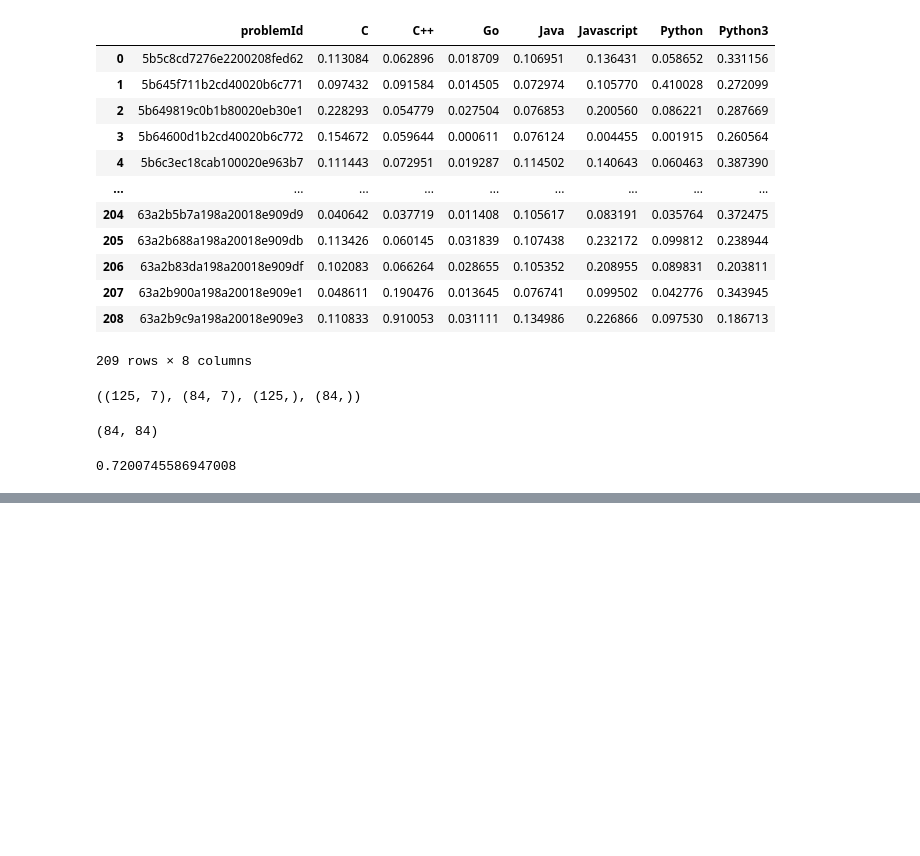
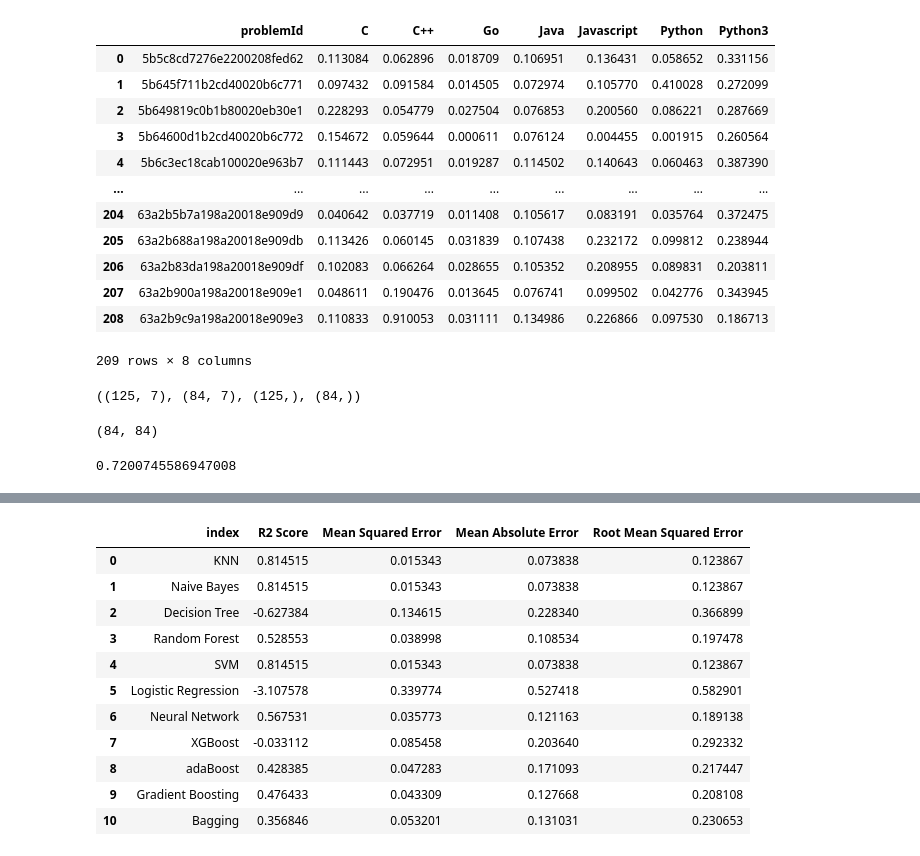
Before and after one commit to siesgstarena/labs, a Jupyter notebook: recommendation_system/problem_recommendation/evaluate/evaluate.ipynb, the cells around one changed output, grey strips where cells are left out. Saved outputs shown, nothing was run; the diff lists cells and outputs as text; code cells hidden in the pictures; blank space fills up the shorter version.

```diff
--- a/recommendation_system/problem_recommendation/evaluate/evaluate.ipynb
+++ b/recommendation_system/problem_recommendation/evaluate/evaluate.ipynb
@@ -104,0 +442,15 @@ Evaluate(x_train,x_test,y_train,y_test)
+# %%
+df
+# %% [output]
+|  | index | R2 Score | Mean Squared Error | Mean Absolute Error | Root Mean Squared Error |
+| 0 | KNN | 0.814515 | 0.015343 | 0.073838 | 0.123867 |
+| 1 | Naive Bayes | 0.814515 | 0.015343 | 0.073838 | 0.123867 |
+| 2 | Decision Tree | -0.627384 | 0.134615 | 0.228340 | 0.366899 |
+| 3 | Random Forest | 0.528553 | 0.038998 | 0.108534 | 0.197478 |
+| 4 | SVM | 0.814515 | 0.015343 | 0.073838 | 0.123867 |
+| 5 | Logistic Regression | -3.107578 | 0.339774 | 0.527418 | 0.582901 |
+| 6 | Neural Network | 0.567531 | 0.035773 | 0.121163 | 0.189138 |
+| 7 | XGBoost | -0.033112 | 0.085458 | 0.203640 | 0.292332 |
+| 8 | adaBoost | 0.428385 | 0.047283 | 0.171093 | 0.217447 |
+| 9 | Gradient Boosting | 0.476433 | 0.043309 | 0.127668 | 0.208108 |
+| 10 | Bagging | 0.356846 | 0.053201 | 0.131031 | 0.230653 |
```
Also changed, not shown: parts of 79 cells of this notebook.
